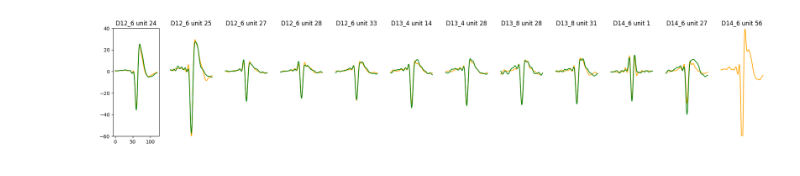
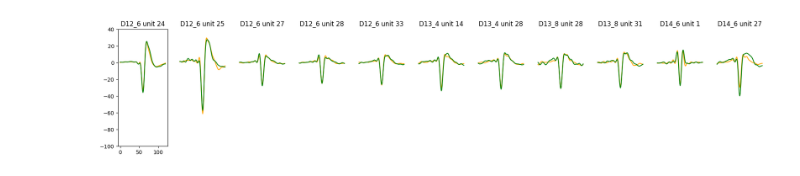
Before and after one commit to xinhez/Ghost_Project-2, a Jupyter notebook: plot_2nd_deepbrain.ipynb, the cells around one changed output. Saved outputs shown, nothing was run; the diff lists cells and outputs as text; code cells hidden in the pictures.

```diff
--- a/plot_2nd_deepbrain.ipynb
+++ b/plot_2nd_deepbrain.ipynb
@@ -19,7 +19,7 @@ curations = {
         'D12_6': [24,25,27,28,33],
         'D13_4': [14,28],
         'D13_8': [28,31],
-        'D14_6': [1,27,56],
+        'D14_6': [1,27],#,56],
     },
     'drug': {
         'D12_6': [20,24,25,26,27,28,35],
@@ -103,7 +104,7 @@ for subject, subject_units in curations[substance].items():
         ax.plot(template_before, color=palette[f'before-{substance}'])
         ax.plot(template_after, color=palette[f'after-{substance}'])
         ax.set_title(f'{subject} unit {unit_id}')
-        ax.set_ylim(-60, 40)
+        ax.set_ylim(-100, 40)
         if unit_index != 1: ax.set_axis_off()
         unit_index += 1
 
@@ -112,31 +113,32 @@ for subject, subject_units in curations[substance].items():
         shank_waveforms_after = np.vstack(shank_waveforms[n_file_per_condition:])
         shank_waveforms_before = shank_waveforms_before.reshape(shank_waveforms_before.shape[0], shank_waveforms_before.shape[1] * shank_waveforms_before.shape[2])
         shank_waveforms_after = shank_waveforms_after.reshape(shank_waveforms_after.shape[0], shank_waveforms_after.shape[1] * shank_waveforms_after.shape[2])
 
         adata_before = ad.AnnData(X=shank_waveforms_before, obs={
             'subject': subject,
             'unit_id': unit_id,
             'condition': f'before-{substance}',
             'firing_rate': len(shank_waveforms_before) / n_s_per_min / n_file_per_condition,
             'trough': template_before[spike_index],
             'peak': template_before[spike_index:].max(),
         })
 
         adata_after = ad.AnnData(X=shank_waveforms_after, obs={
             'subject': subject,
             'unit_id': unit_id,
             'condition': f'after-{substance}',
             'firing_rate': len(shank_waveforms_after) / n_s_per_min / n_file_per_condition,
             'trough': template_after[spike_index],
             'peak': template_after[spike_index:].max(),
         })
 
         waveforms_adatas.append(adata_before)
         waveforms_adatas.append(adata_after)
 
 waveforms_adata = ad.concat(waveforms_adatas, index_unique='#')
+plt.savefig(f'{figure_output_folder}/saline_templates.pdf')
 plt.show()
 plt.clf()
 plt.close('all')
 # %% [output]
-[figure, old version]
+[figure, new version]
```
Also changed, not shown: parts of 12 cells of this notebook.
